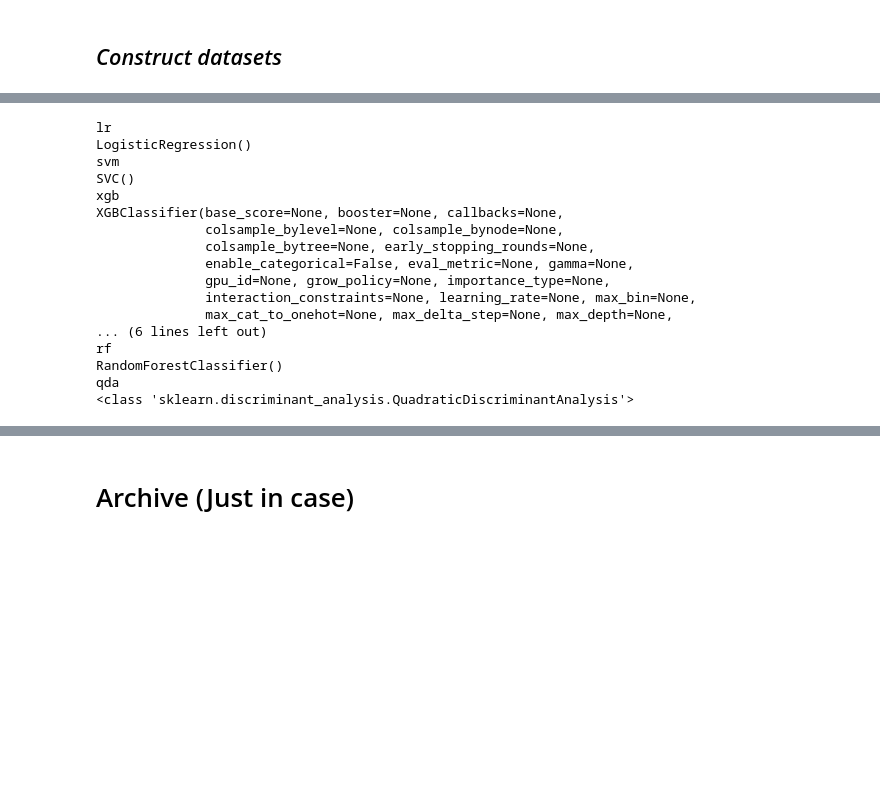
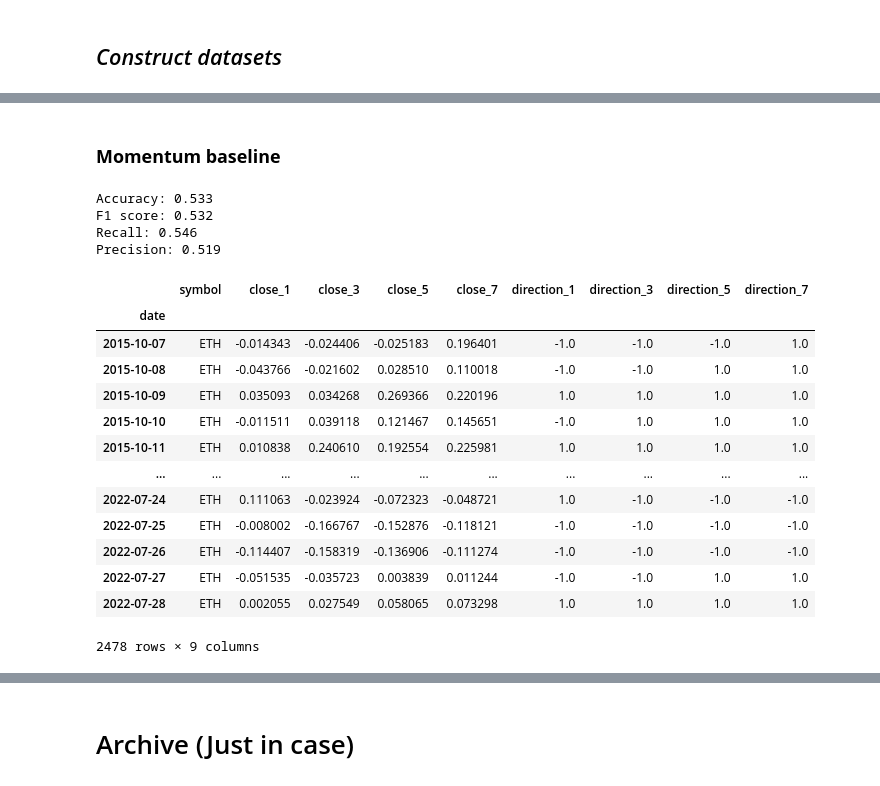
Before and after one commit to es-g/MSc_Ethereum_price_trend_analysis, a Jupyter notebook: simulations.ipynb, the cells around one changed output, grey strips where cells are left out. Cells and saved outputs as stored; diff of their text form; code cells hidden in the pictures; blank space fills up the shorter version.

```diff
--- a/simulations.ipynb
+++ b/simulations.ipynb
@@ -345,31 +624,0 @@ Train period: 2022-01-07 - 2022-07-26 , Test period 2022-07-27 - 2022-07-28 # tr
-# %%
-models = {
-            'lr': LogisticRegression(),
-            'svm' :SVC(),
-            'xgb': XGBClassifier(),
-            'lda': LinearDiscriminantAnalysis(),
-            'rf': RandomForestClassifier(),
-            'qda': QuadraticDiscriminantAnalysis
-        }
-
-for k in models:
-    print(k)
-    print(models[k])
-# %% [output]
-lr
-LogisticRegression()
-svm
-SVC()
-xgb
-XGBClassifier(base_score=None, booster=None, callbacks=None,
-              colsample_bylevel=None, colsample_bynode=None,
-              colsample_bytree=None, early_stopping_rounds=None,
-              enable_categorical=False, eval_metric=None, gamma=None,
-              gpu_id=None, grow_policy=None, importance_type=None,
-              interaction_constraints=None, learning_rate=None, max_bin=None,
-              max_cat_to_onehot=None, max_delta_step=None, max_depth=None,
-... (6 lines left out)
-rf
-RandomForestClassifier()
-qda
-<class 'sklearn.discriminant_analysis.QuadraticDiscriminantAnalysis'>
@@ -375,0 +628,40 @@ qda
+# %% [markdown]
+### **Momentum baseline**
+# %%
+from sklearn.metrics import accuracy_score, f1_score, recall_score, precision_score
+
+ohlcv_eth['direction_past_1'] = ohlcv_eth['close'].pct_change(1).apply(lambda x: 1 if x > 0 else (-1 if x < 0 else None))
+momentum_preds = ohlcv_eth.shift(1)[['date', 'direction_past_1']].set_index('date')
+momentum_preds = momentum_preds.dropna()
+y_true = outcomes_eth.set_index('date').loc[momentum_preds.index]['direction_1']
+
+# accuracy_score(y_true, momentum_preds['direction_past_1'])
+
+print('Accuracy:', round(accuracy_score(y_true, momentum_preds), 3))
+print('F1 score:', round(f1_score(y_true, momentum_preds), 3))
+print('Recall:', round(recall_score(y_true, momentum_preds), 3))
+print('Precision:', round(precision_score(y_true, momentum_preds), 3))
+
+# movements
+# %% [output]
+Accuracy: 0.533
+F1 score: 0.532
+Recall: 0.546
+Precision: 0.519
+# %%
+y_true
+# %% [output]
+|  | symbol | close_1 | close_3 | close_5 | close_7 | direction_1 | direction_3 | direction_5 | direction_7 |
+| date |  |  |  |  |  |  |  |  |  |
+| 2015-10-07 | ETH | -0.014343 | -0.024406 | -0.025183 | 0.196401 | -1.0 | -1.0 | -1.0 | 1.0 |
+| 2015-10-08 | ETH | -0.043766 | -0.021602 | 0.028510 | 0.110018 | -1.0 | -1.0 | 1.0 | 1.0 |
+| 2015-10-09 | ETH | 0.035093 | 0.034268 | 0.269366 | 0.220196 | 1.0 | 1.0 | 1.0 | 1.0 |
+| 2015-10-10 | ETH | -0.011511 | 0.039118 | 0.121467 | 0.145651 | -1.0 | 1.0 | 1.0 | 1.0 |
+| 2015-10-11 | ETH | 0.010838 | 0.240610 | 0.192554 | 0.225981 | 1.0 | 1.0 | 1.0 | 1.0 |
+| ... | ... | ... | ... | ... | ... | ... | ... | ... | ... |
+| 2022-07-24 | ETH | 0.111063 | -0.023924 | -0.072323 | -0.048721 | 1.0 | -1.0 | -1.0 | -1.0 |
+| 2022-07-25 | ETH | -0.008002 | -0.166767 | -0.152876 | -0.118121 | -1.0 | -1.0 | -1.0 | -1.0 |
+| 2022-07-26 | ETH | -0.114407 | -0.158319 | -0.136906 | -0.111274 | -1.0 | -1.0 | -1.0 | -1.0 |
+| 2022-07-27 | ETH | -0.051535 | -0.035723 | 0.003839 | 0.011244 | -1.0 | -1.0 | 1.0 | 1.0 |
+| 2022-07-28 | ETH | 0.002055 | 0.027549 | 0.058065 | 0.073298 | 1.0 | 1.0 | 1.0 | 1.0 |
+2478 rows × 9 columns
```
Also changed, not shown: parts of 14 cells of this notebook, 6 other files.
